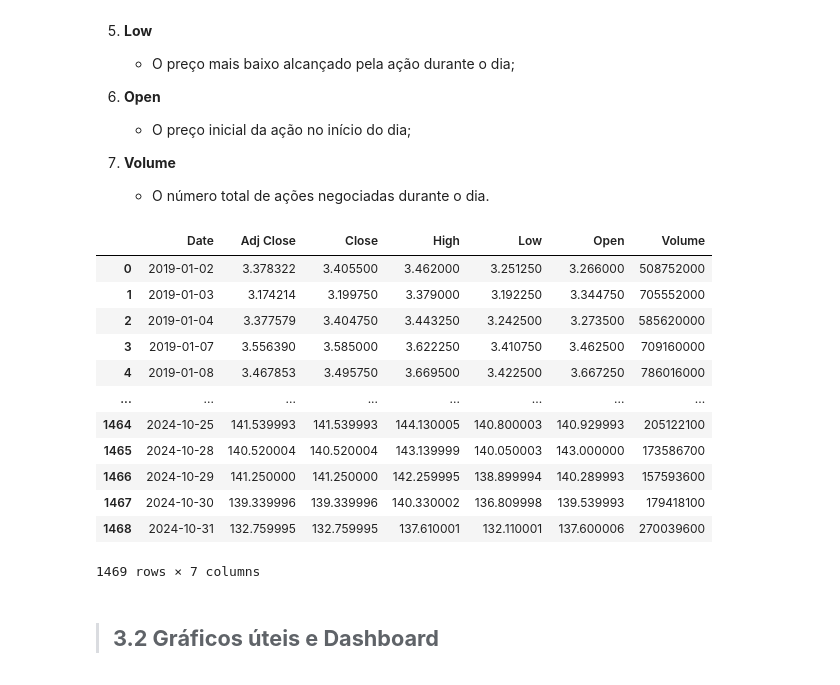
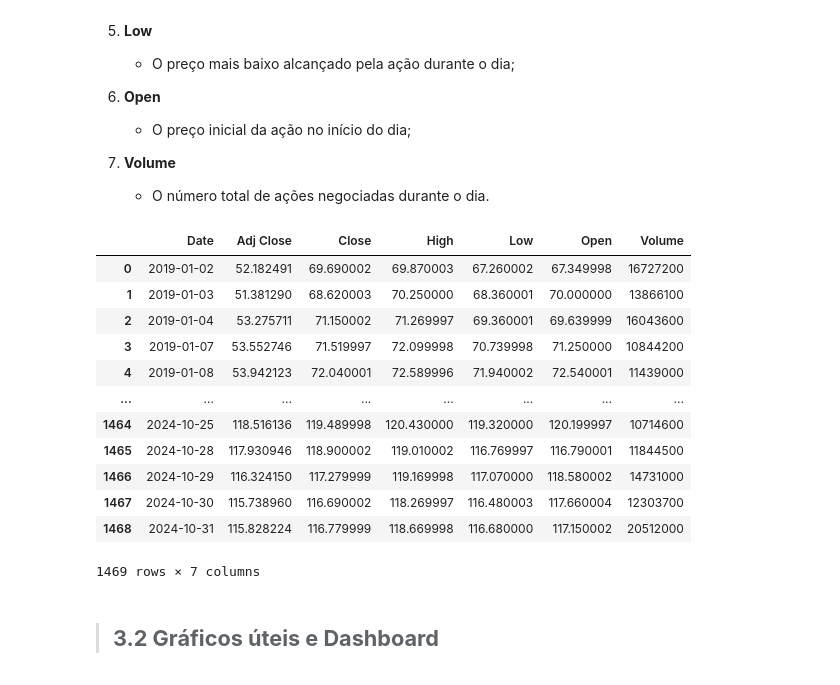
Before and after one commit to JoniFB03/OEOD, a Jupyter notebook: notebooks/Projeto_OEOD-Grupo7.ipynb, the cells around one changed output. Saved outputs shown, nothing was run; the diff lists cells and outputs as text; code cells hidden in the pictures.

```diff
--- a/notebooks/Projeto_OEOD-Grupo7.ipynb
+++ b/notebooks/Projeto_OEOD-Grupo7.ipynb
@@ -141,7 +141,7 @@ Para o desenvolvimento deste projeto vamos utilizar os stocks da NVIDIA no perí
 
 > # **3. Extração de dados**
 # %%
-ticker = "NVDA"
+ticker = "XOM"
 start_date = "2019-01-01" # Não há dia 1 de janeiro de 2019...
 end_date = "2024-11-01" # para incluir também o dia 31 de outubro de 2024
 data = yf.download(ticker, start=start_date, end=end_date)
@@ -226,22 +226,22 @@ data = data.reset_index() # retira-se o index para poder usar a data como coluna
 # %%
 # retirar o MultiIndex das colunas (sempre NVDA e Ticker)
 if isinstance(data.columns, pd.MultiIndex):
     data.columns = [' '.join(map(str, col)).strip() for col in data.columns]
-data.columns = [col.replace("NVDA", "").replace("Ticker", "").strip() for col in data.columns]
+data.columns = [col.replace(f"{ticker}", "").replace("Ticker", "").strip() for col in data.columns]
 data
 # %% [output]
 |  | Date | Adj Close | Close | High | Low | Open | Volume |
-| 0 | 2019-01-02 | 3.378322 | 3.405500 | 3.462000 | 3.251250 | 3.266000 | 508752000 |
-| 1 | 2019-01-03 | 3.174214 | 3.199750 | 3.379000 | 3.192250 | 3.344750 | 705552000 |
-| 2 | 2019-01-04 | 3.377579 | 3.404750 | 3.443250 | 3.242500 | 3.273500 | 585620000 |
-| 3 | 2019-01-07 | 3.556390 | 3.585000 | 3.622250 | 3.410750 | 3.462500 | 709160000 |
-| 4 | 2019-01-08 | 3.467853 | 3.495750 | 3.669500 | 3.422500 | 3.667250 | 786016000 |
+| 0 | 2019-01-02 | 52.182491 | 69.690002 | 69.870003 | 67.260002 | 67.349998 | 16727200 |
+| 1 | 2019-01-03 | 51.381290 | 68.620003 | 70.250000 | 68.360001 | 70.000000 | 13866100 |
+| 2 | 2019-01-04 | 53.275711 | 71.150002 | 71.269997 | 69.360001 | 69.639999 | 16043600 |
+| 3 | 2019-01-07 | 53.552746 | 71.519997 | 72.099998 | 70.739998 | 71.250000 | 10844200 |
+| 4 | 2019-01-08 | 53.942123 | 72.040001 | 72.589996 | 71.940002 | 72.540001 | 11439000 |
 | ... | ... | ... | ... | ... | ... | ... | ... |
-| 1464 | 2024-10-25 | 141.539993 | 141.539993 | 144.130005 | 140.800003 | 140.929993 | 205122100 |
-| 1465 | 2024-10-28 | 140.520004 | 140.520004 | 143.139999 | 140.050003 | 143.000000 | 173586700 |
-| 1466 | 2024-10-29 | 141.250000 | 141.250000 | 142.259995 | 138.899994 | 140.289993 | 157593600 |
-| 1467 | 2024-10-30 | 139.339996 | 139.339996 | 140.330002 | 136.809998 | 139.539993 | 179418100 |
-| 1468 | 2024-10-31 | 132.759995 | 132.759995 | 137.610001 | 132.110001 | 137.600006 | 270039600 |
+| 1464 | 2024-10-25 | 118.516136 | 119.489998 | 120.430000 | 119.320000 | 120.199997 | 10714600 |
+| 1465 | 2024-10-28 | 117.930946 | 118.900002 | 119.010002 | 116.769997 | 116.790001 | 11844500 |
+| 1466 | 2024-10-29 | 116.324150 | 117.279999 | 119.169998 | 117.070000 | 118.580002 | 14731000 |
+| 1467 | 2024-10-30 | 115.738960 | 116.690002 | 118.269997 | 116.480003 | 117.660004 | 12303700 |
+| 1468 | 2024-10-31 | 115.828224 | 116.779999 | 118.669998 | 116.680000 | 117.150002 | 20512000 |
 1469 rows × 7 columns
 # %% [markdown]
 # <a class='anchor' id='3.2'></a>
```
Also changed, not shown: parts of 9 cells of this notebook.
